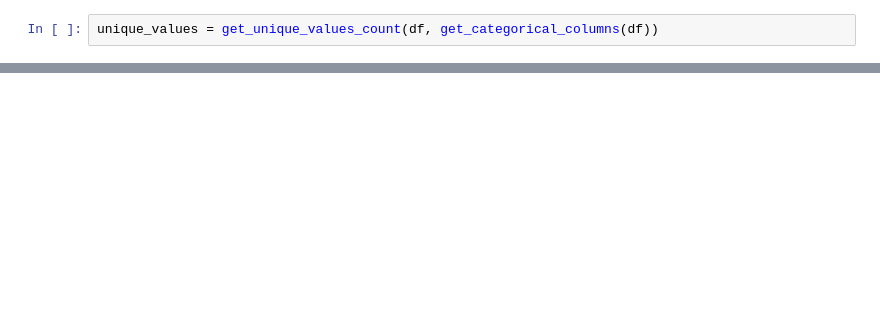
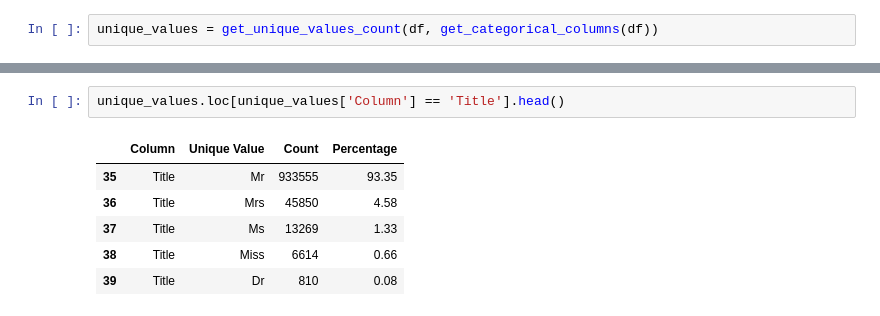
Before and after one commit to rinamoh/Kifiya-AIM-Week_3, a Jupyter notebook: notebooks/EDA.ipynb, the cells around one changed output, grey strips where cells are left out. Drawn from its saved outputs; the diff is of its cells as text; blank space fills up the shorter version.

```diff
--- a/notebooks/EDA.ipynb
+++ b/notebooks/EDA.ipynb
@@ -87,0 +75,9 @@ unique_values.head()
+# %%
+unique_values.loc[unique_values['Column'] == 'Title'].head()
+# %% [output]
+|  | Column | Unique Value | Count | Percentage |
+| 35 | Title | Mr | 933555 | 93.35 |
+| 36 | Title | Mrs | 45850 | 4.58 |
+| 37 | Title | Ms | 13269 | 1.33 |
+| 38 | Title | Miss | 6614 | 0.66 |
+| 39 | Title | Dr | 810 | 0.08 |
```
Also changed, not shown: parts of 18 cells of this notebook, 1 other file.
